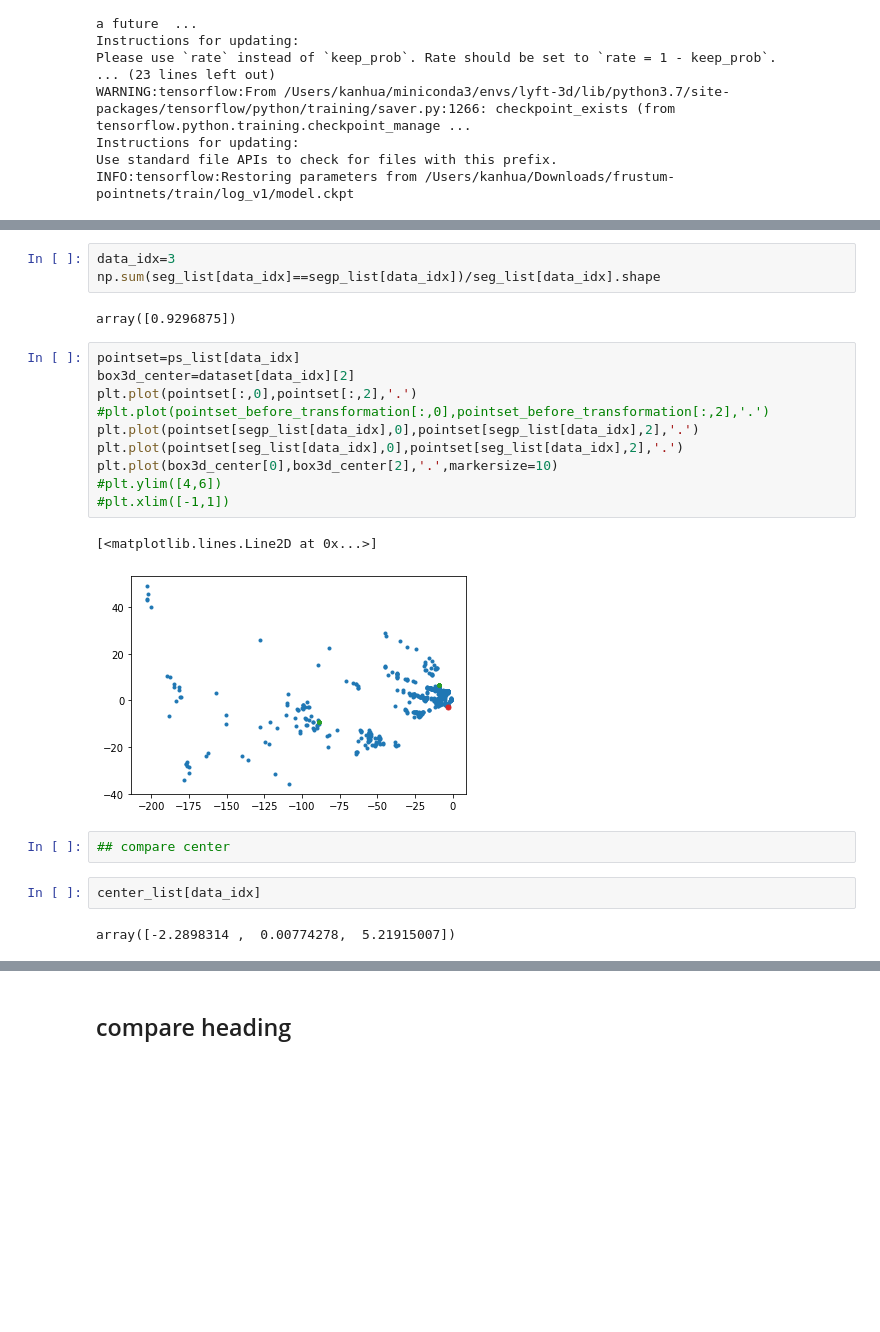
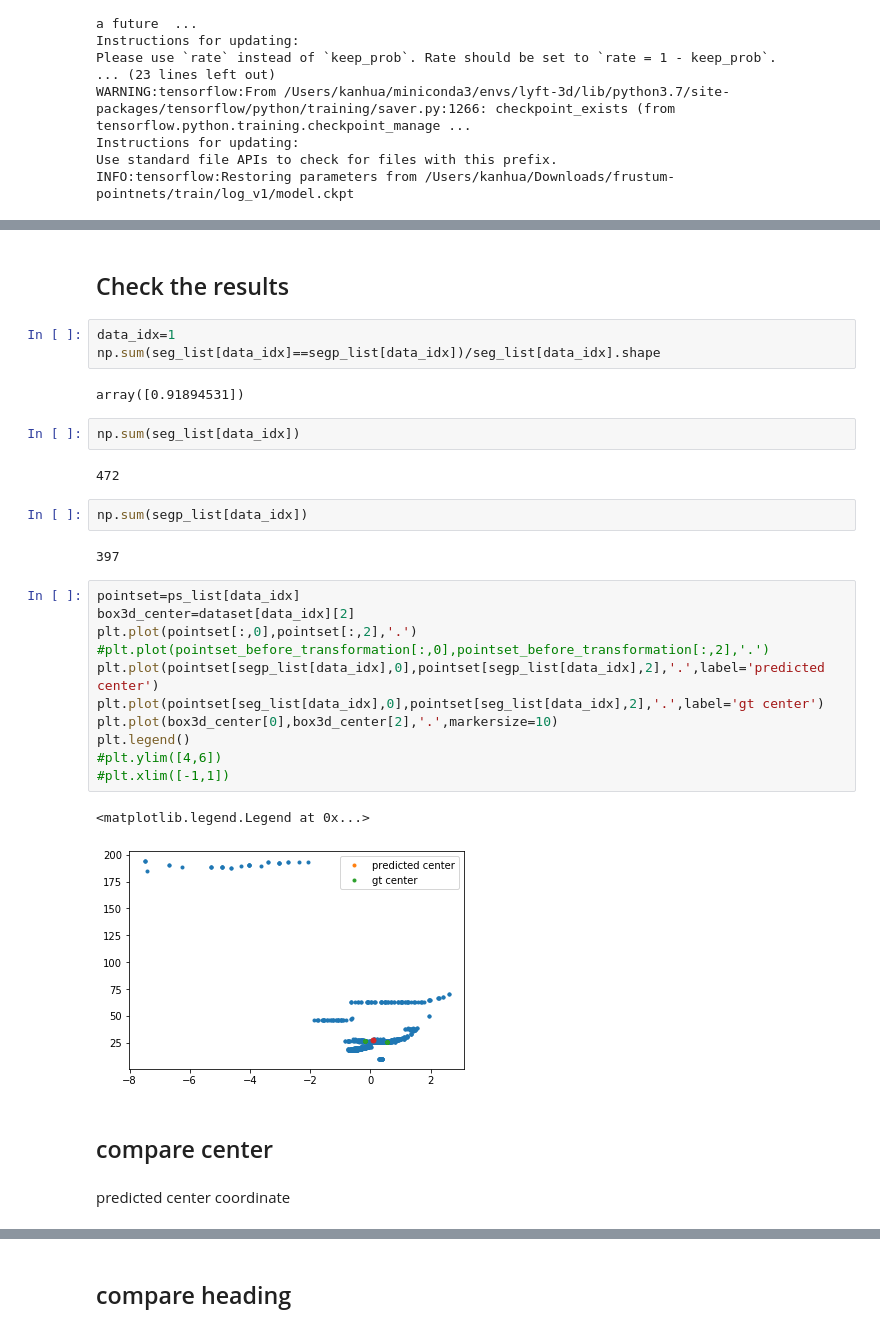
Before and after one commit to kanhua/lyft-3d-main, a Jupyter notebook: Visualize frustum from frustum-pointnet provider (lyft).ipynb, the cells around one changed output, grey strips where cells are left out. Drawn from its saved outputs; the diff is of its cells as text; blank space fills up the shorter version.

```diff
--- a/Visualize frustum from frustum-pointnet provider (lyft).ipynb
+++ b/Visualize frustum from frustum-pointnet provider (lyft).ipynb
@@ -324,24 +325,33 @@ array([0, 0, 0, ..., 0, 1, 0], dtype=int32)
+# %% [markdown]
+## Check the results
 # %%
-data_idx=3
+data_idx=1
 np.sum(seg_list[data_idx]==segp_list[data_idx])/seg_list[data_idx].shape
 # %% [output]
-array([0.9296875])
+array([0.91894531])
+# %%
+np.sum(seg_list[data_idx])
+# %% [output]
+472
+# %%
+np.sum(segp_list[data_idx])
+# %% [output]
+397
 # %%
 pointset=ps_list[data_idx]
 box3d_center=dataset[data_idx][2]
 plt.plot(pointset[:,0],pointset[:,2],'.')
 #plt.plot(pointset_before_transformation[:,0],pointset_before_transformation[:,2],'.')
-plt.plot(pointset[segp_list[data_idx],0],pointset[segp_list[data_idx],2],'.')
-plt.plot(pointset[seg_list[data_idx],0],pointset[seg_list[data_idx],2],'.')
+plt.plot(pointset[segp_list[data_idx],0],pointset[segp_list[data_idx],2],'.',label='predicted center')
+plt.plot(pointset[seg_list[data_idx],0],pointset[seg_list[data_idx],2],'.',label='gt center')
 plt.plot(box3d_center[0],box3d_center[2],'.',markersize=10)
+plt.legend()
 #plt.ylim([4,6])
 #plt.xlim([-1,1])
 # %% [output]
-[<matplotlib.lines.Line2D at 0x...>]
+<matplotlib.legend.Legend at 0x...>
-[figure, old version]
+[figure, new version]
-# %%
-## compare center
-# %%
-center_list[data_idx]
-# %% [output]
-array([-2.2898314 ,  0.00774278,  5.21915007])
+# %% [markdown]
+## compare center
+# %% [markdown]
+predicted center coordinate
```
Also changed, not shown: parts of 72 cells of this notebook, 4 other files.
